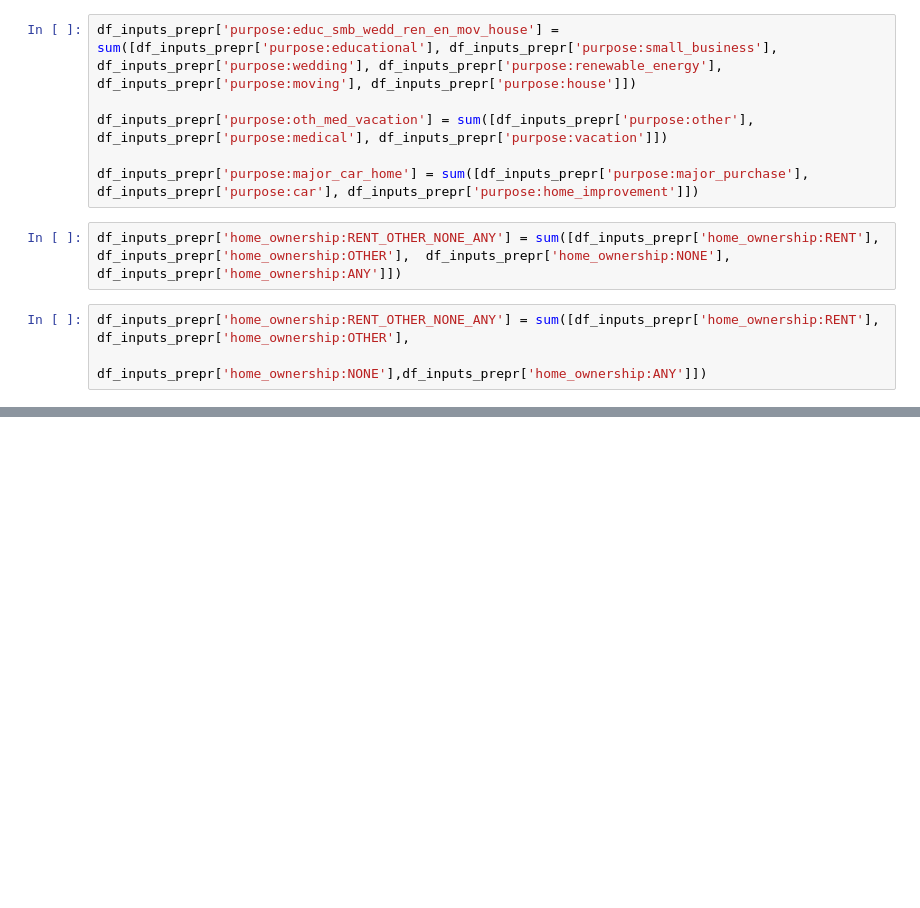
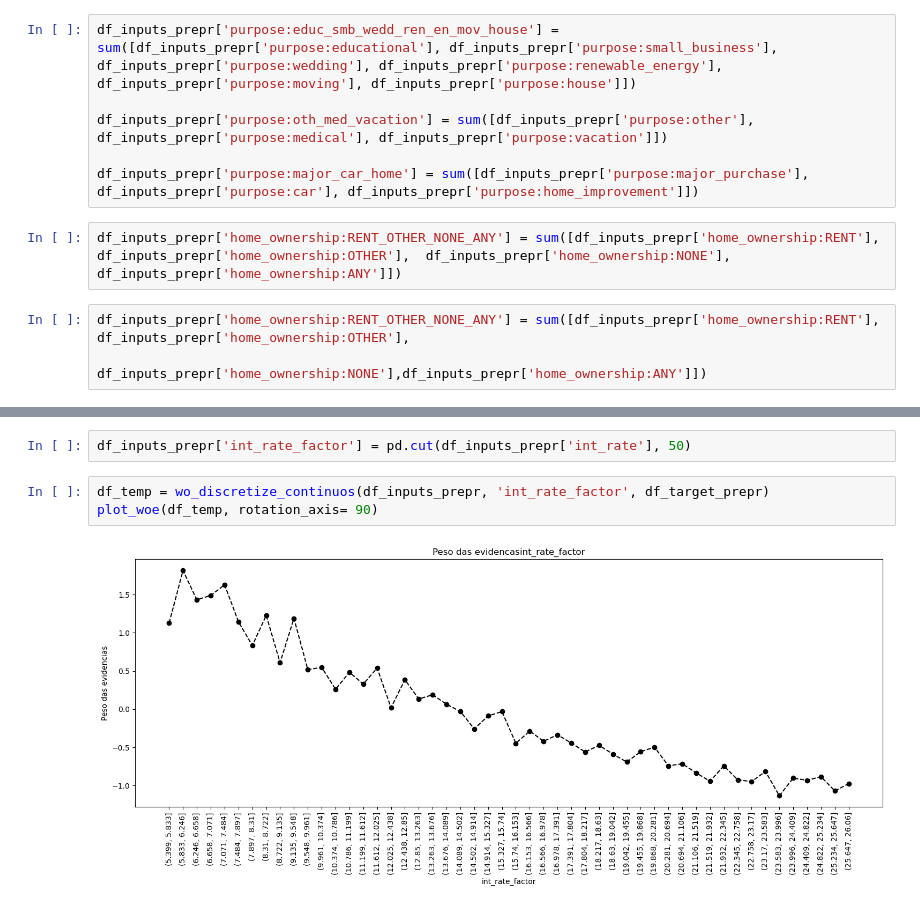
Before and after one commit to vinifranco48/credit_risk, a Jupyter notebook: notebooks/preprocessing.ipynb, the cells around one changed output, grey strips where cells are left out. Saved outputs shown, nothing was run; the diff lists cells and outputs as text; blank space fills up the shorter version.

```diff
--- a/notebooks/preprocessing.ipynb
+++ b/notebooks/preprocessing.ipynb
@@ -254,0 +339,7 @@ df_inputs_prepr['home_ownership:RENT_OTHER_NONE_ANY'] = sum([df_inputs_prepr['ho
+# %%
+df_inputs_prepr['int_rate_factor'] = pd.cut(df_inputs_prepr['int_rate'], 50)
+# %%
+df_temp = wo_discretize_continuos(df_inputs_prepr, 'int_rate_factor', df_target_prepr)
+plot_woe(df_temp, rotation_axis= 90)
+# %% [output]
+[figure, added]
```
Also changed, not shown: parts of 65 cells of this notebook.
